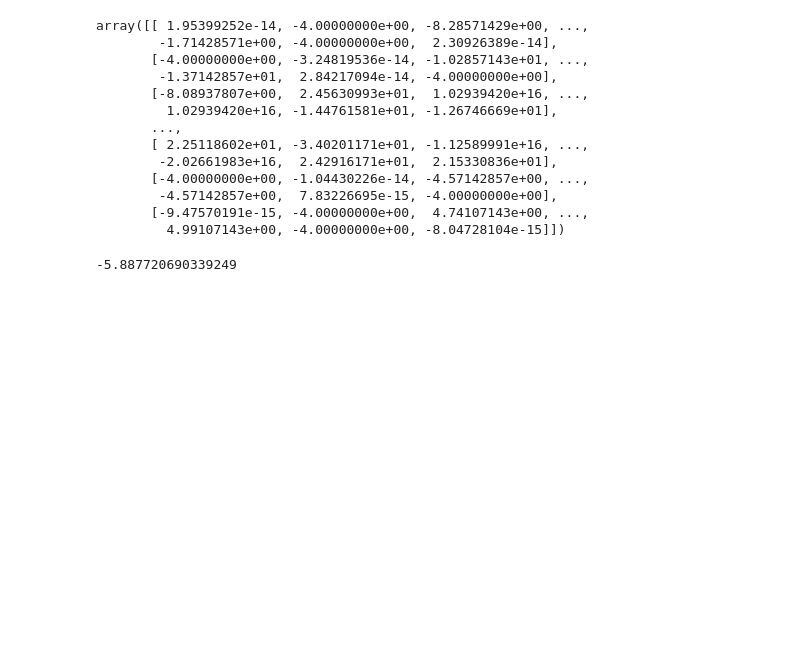
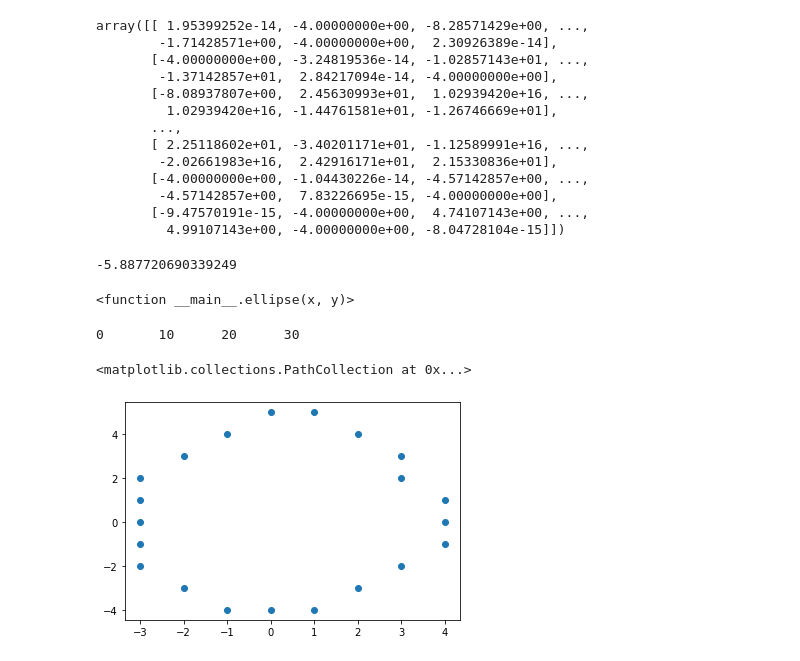
Before and after one commit to prenassipaolo/optiver_puzzle, a Jupyter notebook: base.ipynb, the cells around one changed output. Cells and saved outputs as stored; diff of their text form; code cells hidden in the pictures; blank space fills up the shorter version.

```diff
--- a/base.ipynb
+++ b/base.ipynb
@@ -337,3 +222,41 @@ array([[ 1.95399252e-14, -4.00000000e+00, -8.28571429e+00, ...,
 pd.DataFrame(np.linalg.pinv(1-M), index = M.index, columns = M.columns).at[(0,0), (0,0)]
 # %% [output]
 -5.887720690339249
+# %%
+constraints
+# %% [output]
+<function __main__.ellipse(x, y)>
+# %%
+def find_neighbors(x, y):
+    return {(x+1, y), (x-1, y), (x, y+1), (x, y-1)}
+
+inside_points = {(0,0)}
+points_to_explore = {(0,0)}
+bondary_points = set()
+MAX_POINTS = 100
+
+n = 0
+
+while len(points_to_explore)!=0 and n<MAX_POINTS:
+    if n%10 == 0:
+        print(n, end='\t')
+    n+=1
+    # select a point to explore and analyze its neighbours
+    point = points_to_explore.pop()
+    neighbors = find_neighbors(*point)
+    new_inside = {neighbor for neighbor in neighbors \
+        if ((neighbor not in inside_points) and constraints(*neighbor))}
+    new_bondary = {neighbor for neighbor in (neighbors-new_inside) \
+        if  not constraints(*neighbor)}
+    # add the good neighbours in the inside_points and points_to_explore
+    inside_points |= new_inside
+    points_to_explore |= new_inside
+    bondary_points |= new_bondary
+# %% [output]
+0       10      20      30
+# %%
+x, y = np.array(list(bondary_points)).T
+plt.scatter(x, y)
+# %% [output]
+<matplotlib.collections.PathCollection at 0x...>
+[figure, added]
```
Also changed, not shown: parts of 16 cells of this notebook, 3 other files.
